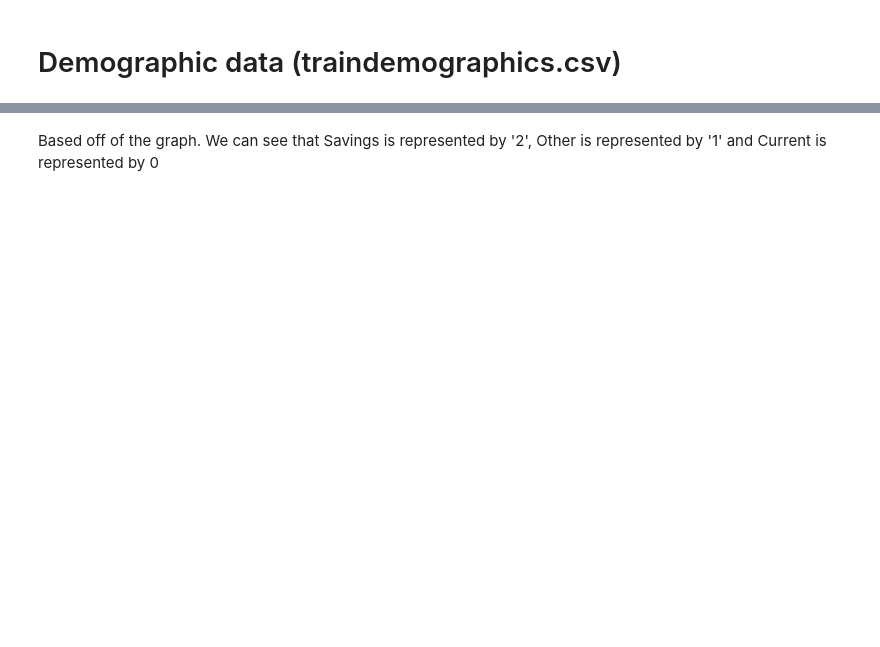
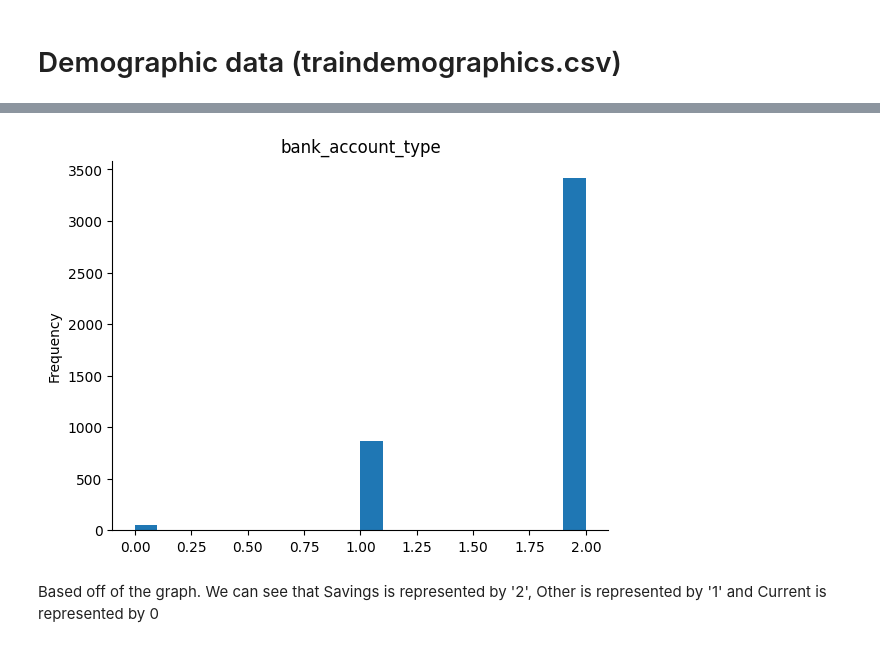
Before and after one commit to Refactory-Capstone-Project/Loan-default-prediction-challenge-, a Jupyter notebook: LoanPredictionSubmission.ipynb, the cells around one changed output, grey strips where cells are left out. Cells and saved outputs as stored; diff of their text form; code cells hidden in the pictures; blank space fills up the shorter version.

Commit message:
EDA for train_demo complete

```diff
--- a/LoanPredictionSubmission.ipynb
+++ b/LoanPredictionSubmission.ipynb
@@ -44,7 +159,9 @@ train_demo[['bank_account_type']]
 # %%
 
-_df_0['bank_account_type'].plot(kind='hist', bins=20, title='bank_account_type')
+train_demo['bank_account_type'].plot(kind='hist', bins=20, title='bank_account_type')
 plt.gca().spines[['top', 'right',]].set_visible(False)
+# %% [output]
+[figure, added]
 # %% [markdown]
 Based off of the graph. We can see that Savings is represented by '2', Other is represented by '1' and Current is represented by 0
 # %%
```
Also changed, not shown: parts of 22 cells of this notebook.
